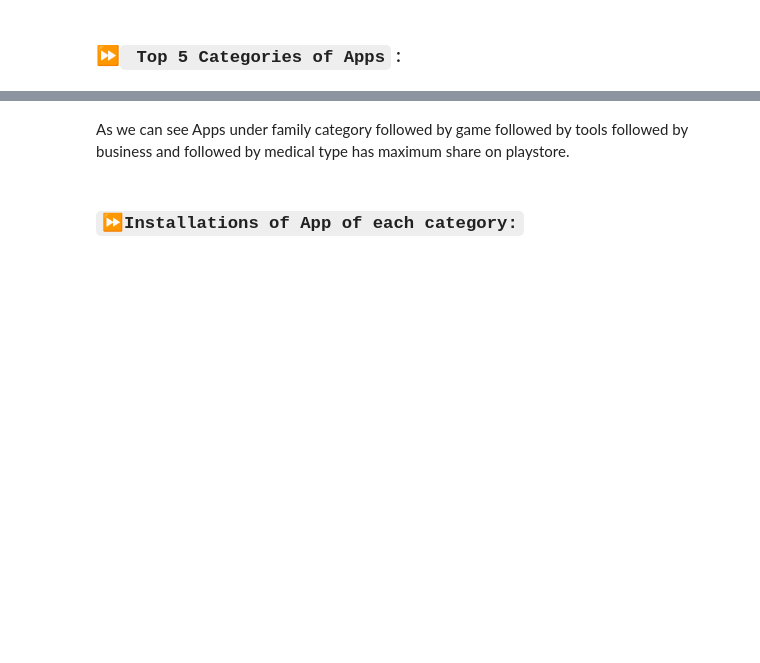
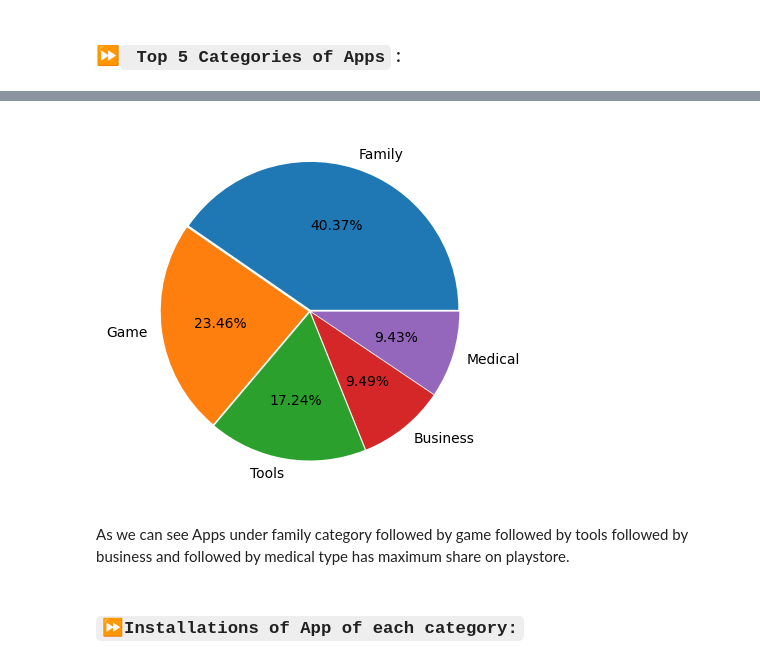
Before and after one commit to Arpitajadhav01/playstore-data-analysis, a Jupyter notebook: project_on_Playstore_analysis.ipynb, the cells around one changed output, grey strips where cells are left out. Saved outputs shown, nothing was run; the diff lists cells and outputs as text; code cells hidden in the pictures; blank space fills up the shorter version.

```diff
--- a/project_on_Playstore_analysis.ipynb
+++ b/project_on_Playstore_analysis.ipynb
@@ -707,8 +712,10 @@ a
 # %%
 values=play_store_data["Category"].value_counts(ascending=False).head(5)
-labels=['18','17','25','11','27']
+labels=['Family','Game','Tools','Business','Medical']
 plt.pie(values,labels=labels, autopct='%1.2f%%', explode=[0.01, 0.01, 0.01,0.01, 0.01])
 plt.show()
+# %% [output]
+[figure, added]
 # %% [markdown]
 As we can see Apps under family category followed by game followed by tools followed by business and followed by medical type has maximum share on playstore.
 # %% [markdown]
```
Also changed, not shown: parts of 30 cells of this notebook.
